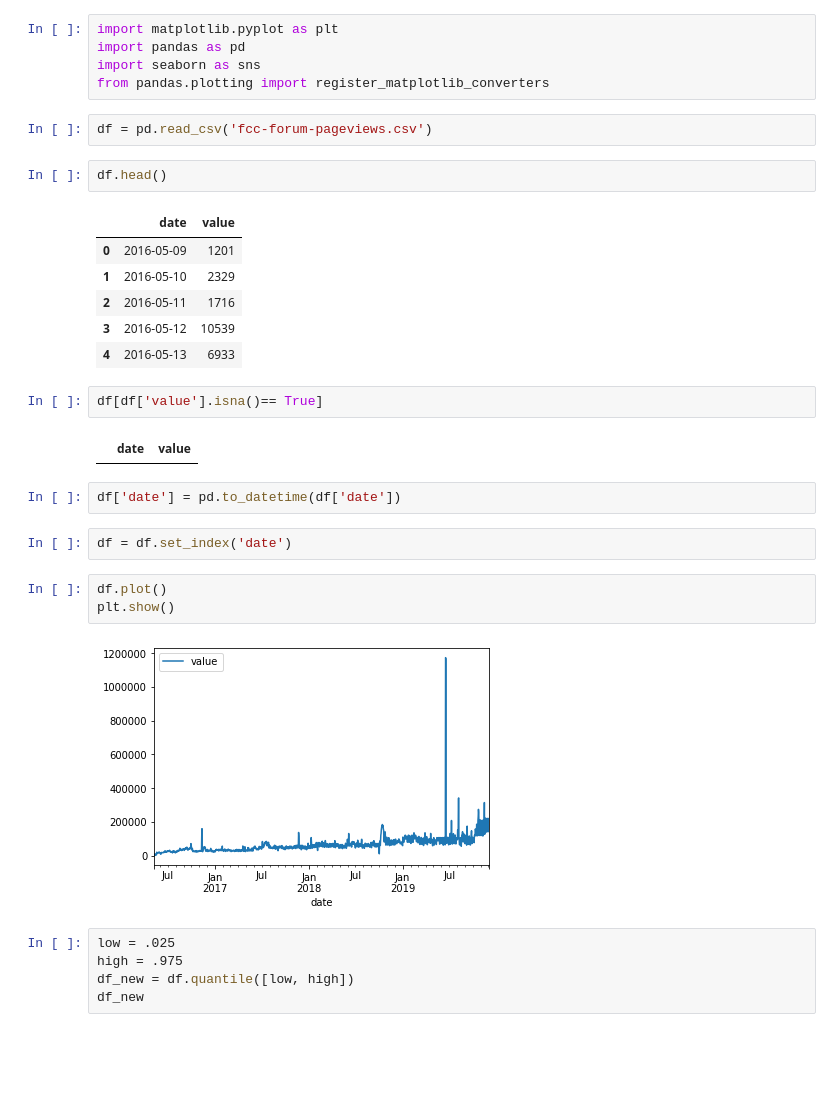
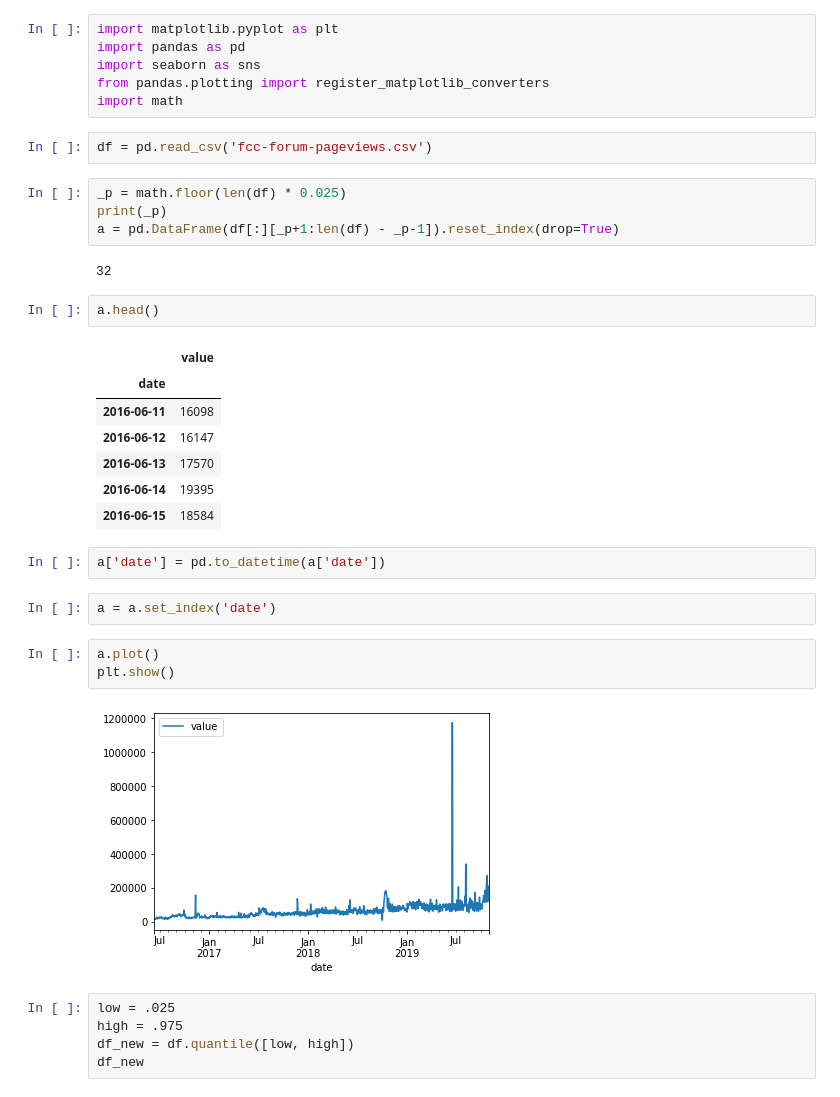
Before and after one commit to SaketVats95/Data_Analysis_With_Python, a Jupyter notebook: fcc-time-series-visualizer/test_time.ipynb, the cells around one changed output. Cells and saved outputs as stored; diff of their text form; blank space fills up the shorter version.

```diff
--- a/fcc-time-series-visualizer/test_time.ipynb
+++ b/fcc-time-series-visualizer/test_time.ipynb
@@ -3,30 +3,34 @@ import matplotlib.pyplot as plt
 import pandas as pd
 import seaborn as sns
 from pandas.plotting import register_matplotlib_converters
+import math
 # %%
 df = pd.read_csv('fcc-forum-pageviews.csv')
+# %%
+_p = math.floor(len(df) * 0.025)
+print(_p)
+a = pd.DataFrame(df[:][_p+1:len(df) - _p-1]).reset_index(drop=True)
+# %% [output]
+32
 # %%
-df.head()
+a.head()
 # %% [output]
-|  | date | value |
-| 0 | 2016-05-09 | 1201 |
-| 1 | 2016-05-10 | 2329 |
-| 2 | 2016-05-11 | 1716 |
-| 3 | 2016-05-12 | 10539 |
-| 4 | 2016-05-13 | 6933 |
+|  | value |
+| date |  |
+| 2016-06-11 | 16098 |
+| 2016-06-12 | 16147 |
+| 2016-06-13 | 17570 |
+| 2016-06-14 | 19395 |
+| 2016-06-15 | 18584 |
-# %%
-df[df['value'].isna()== True]
-# %% [output]
-|  | date | value |
 # %%
-df['date'] = pd.to_datetime(df['date'])
+a['date'] = pd.to_datetime(a['date'])
 # %%
-df = df.set_index('date')
+a = a.set_index('date')
 # %%
-df.plot()
+a.plot()
 plt.show()
 # %% [output]
-[figure, old version]
+[figure, new version]
 # %%
 low = .025
 high = .975
```
Also changed, not shown: 7 other files.
